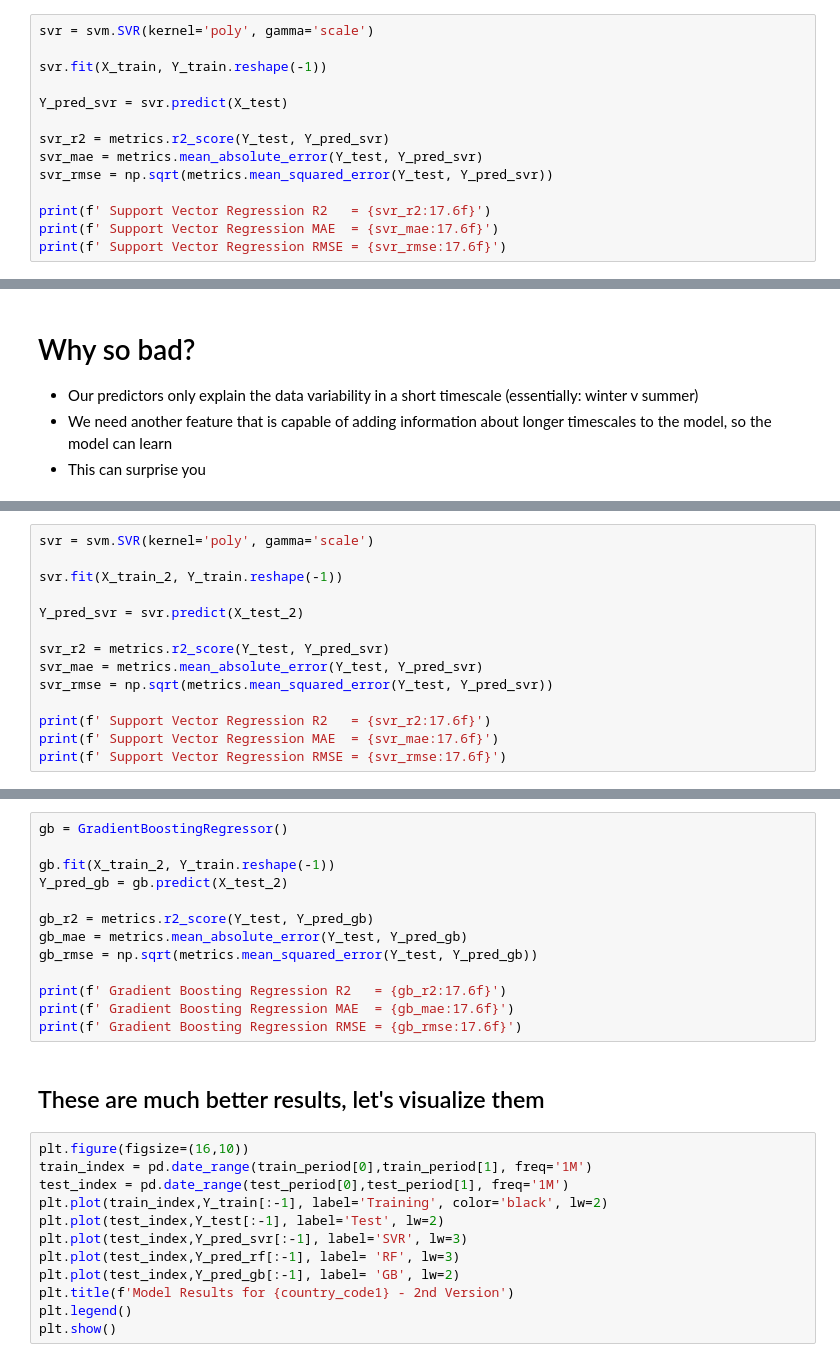
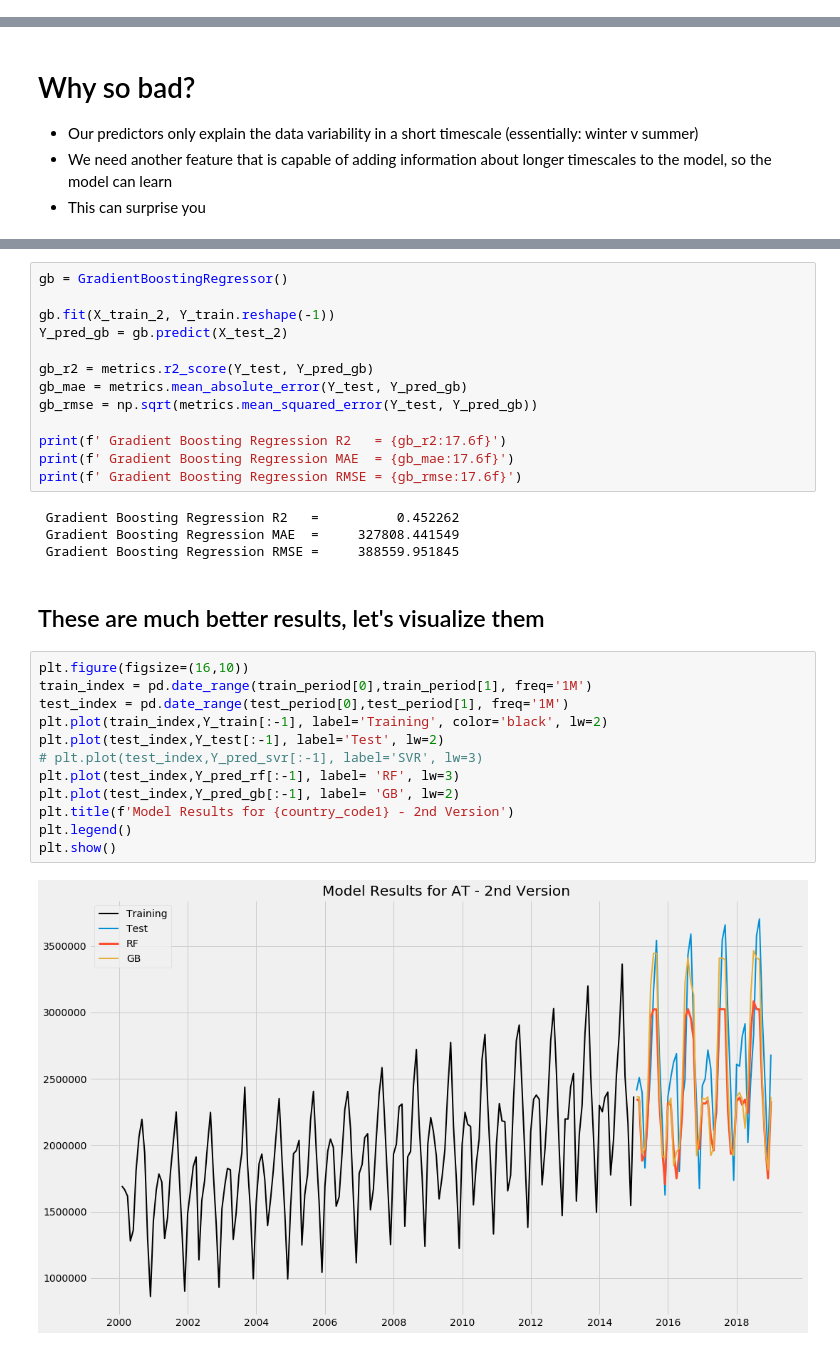
Before and after one commit to igorol/EMS2019_python_workshop, a Jupyter notebook: ML - Part 1.ipynb, the cells around one changed output, grey strips where cells are left out. Cells and saved outputs as stored; diff of their text form.

```diff
--- a/ML - Part 1.ipynb
+++ b/ML - Part 1.ipynb
@@ -208,14 +243,0 @@ X_train.shape, X_test.shape, Y_train.shape, Y_test.shape
-# %%
-svr = svm.SVR(kernel='poly', gamma='scale')
-
-svr.fit(X_train, Y_train.reshape(-1))
-
-Y_pred_svr = svr.predict(X_test)
-
-svr_r2 = metrics.r2_score(Y_test, Y_pred_svr)
-svr_mae = metrics.mean_absolute_error(Y_test, Y_pred_svr)
-svr_rmse = np.sqrt(metrics.mean_squared_error(Y_test, Y_pred_svr))
-
-print(f' Support Vector Regression R2   = {svr_r2:17.6f}')
-print(f' Support Vector Regression MAE  = {svr_mae:17.6f}')
-print(f' Support Vector Regression RMSE = {svr_rmse:17.6f}')
@@ -281,17 +344,3 @@ X_train_2.shape, X_test_2.shape, Y_train.shape, Y_test.shape
-# %%
-svr = svm.SVR(kernel='poly', gamma='scale')
-
-svr.fit(X_train_2, Y_train.reshape(-1))
-
-Y_pred_svr = svr.predict(X_test_2)
-
-svr_r2 = metrics.r2_score(Y_test, Y_pred_svr)
-svr_mae = metrics.mean_absolute_error(Y_test, Y_pred_svr)
-svr_rmse = np.sqrt(metrics.mean_squared_error(Y_test, Y_pred_svr))
-
-print(f' Support Vector Regression R2   = {svr_r2:17.6f}')
-print(f' Support Vector Regression MAE  = {svr_mae:17.6f}')
-print(f' Support Vector Regression RMSE = {svr_rmse:17.6f}')
 # %%
 rf = RandomForestRegressor(n_estimators=100)
 
@@ -319,17 +372,23 @@ gb_rmse = np.sqrt(metrics.mean_squared_error(Y_test, Y_pred_gb))
 print(f' Gradient Boosting Regression R2   = {gb_r2:17.6f}')
 print(f' Gradient Boosting Regression MAE  = {gb_mae:17.6f}')
 print(f' Gradient Boosting Regression RMSE = {gb_rmse:17.6f}')
+# %% [output]
+ Gradient Boosting Regression R2   =          0.452262
+ Gradient Boosting Regression MAE  =     327808.441549
+ Gradient Boosting Regression RMSE =     388559.951845
 # %% [markdown]
 ## These are much better results, let's visualize them
 # %%
 plt.figure(figsize=(16,10))
 train_index = pd.date_range(train_period[0],train_period[1], freq='1M')
 test_index = pd.date_range(test_period[0],test_period[1], freq='1M')
 plt.plot(train_index,Y_train[:-1], label='Training', color='black', lw=2)
 plt.plot(test_index,Y_test[:-1], label='Test', lw=2)
-plt.plot(test_index,Y_pred_svr[:-1], label='SVR', lw=3)
+# plt.plot(test_index,Y_pred_svr[:-1], label='SVR', lw=3)
 plt.plot(test_index,Y_pred_rf[:-1], label= 'RF', lw=3)
 plt.plot(test_index,Y_pred_gb[:-1], label= 'GB', lw=2)
 plt.title(f'Model Results for {country_code1} - 2nd Version')
 plt.legend()
 plt.show()
+# %% [output]
+[figure, added]
```
Also changed, not shown: parts of 20 cells of this notebook, 2 other files.
